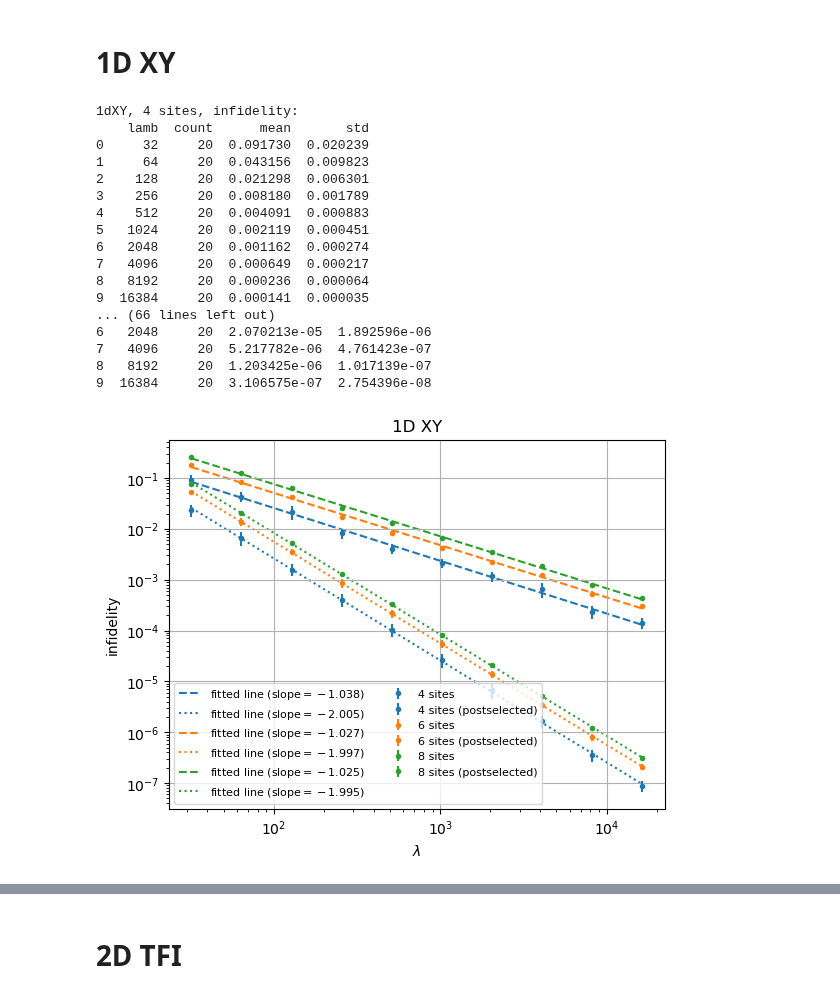
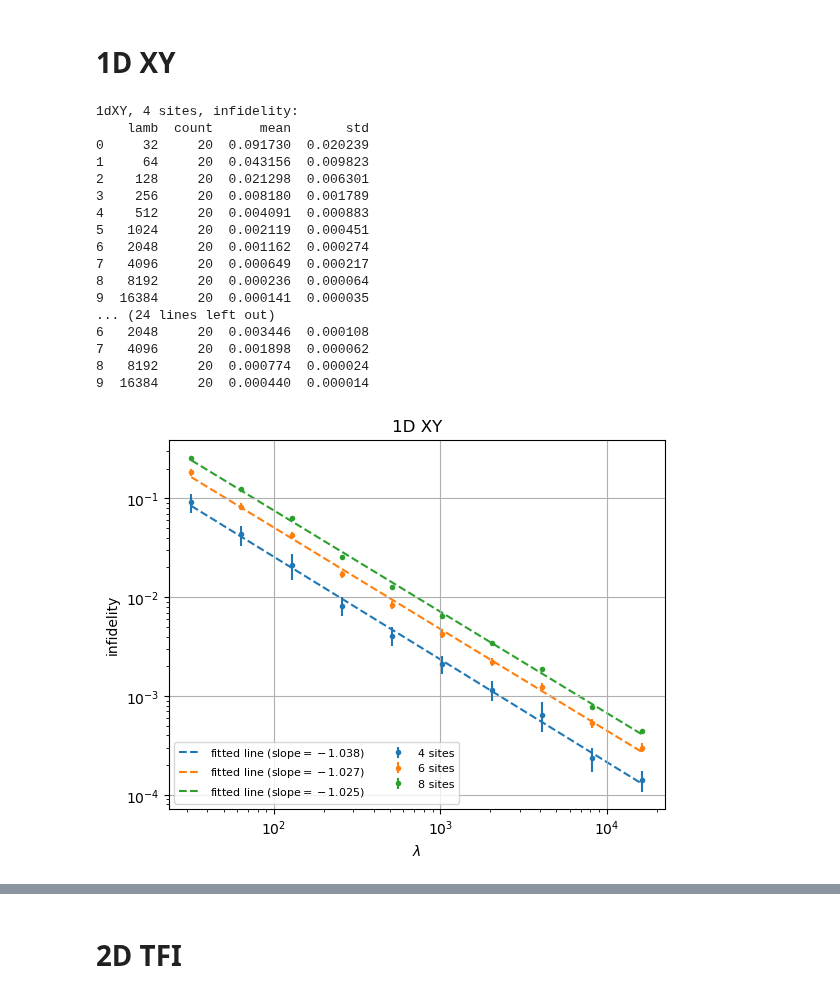
Before and after one commit to sqrta/ErrorSupression, a Jupyter notebook: use-dynamite/data/plot_sweep_lamb.ipynb, the cells around one changed output, grey strips where cells are left out. Cells and saved outputs as stored; diff of their text form; code cells hidden in the pictures.

Commit message:
update plot

```diff
--- a/use-dynamite/data/plot_sweep_lamb.ipynb
+++ b/use-dynamite/data/plot_sweep_lamb.ipynb
@@ -3,6 +3,8 @@ import numpy as np
 import scipy.stats
 import pandas as pd
 import matplotlib.pyplot as plt
+
+draw_postselection = False
 # %% [markdown]
 # 1D TFI
 # %%
@@ -145,53 +219,54 @@ for nb in [2,3,4]:
             label='fitted line (slope$={:.3f}$)'.format(lr.slope),
             color=plt.gca().lines[-1].get_color(),
             zorder=1,
             linestyle="--")
 
-    newdf = df.groupby("lamb")["postsel_infidelity"].agg(['count', 'mean', 'std']).reset_index()
-    print(f"{model}, {n_logi} sites, postselected infidelity:")
-    print(newdf)
-    print("\n")
-    lamb_arr = newdf["lamb"].to_numpy()
-    mean_arr = newdf["mean"].to_numpy()
-    std_arr = newdf["std"].to_numpy()
+    if draw_postselection:
+        newdf = df.groupby("lamb")["postsel_infidelity"].agg(['count', 'mean', 'std']).reset_index()
+        print(f"{model}, {n_logi} sites, postselected infidelity:")
+        print(newdf)
+        print("\n")
+        lamb_arr = newdf["lamb"].to_numpy()
+        mean_arr = newdf["mean"].to_numpy()
+        std_arr = newdf["std"].to_numpy()
 
-    plt.errorbar(lamb_arr, mean_arr, yerr=std_arr,
-                label=f'{n_logi} sites (postselected)',
+        plt.errorbar(lamb_arr, mean_arr, yerr=std_arr,
+                    label=f'{n_logi} sites (postselected)',
+                    color=plt.gca().lines[-1].get_color(),
+                    fmt='o', markersize=3, zorder=2)
+
+        lr = scipy.stats.linregress(np.log(lamb_arr), np.log(mean_arr))
+        plt.plot(lamb_arr, np.exp(lr.slope * np.log(lamb_arr) + lr.intercept),
+                label='fitted line (slope$={:.3f}$)'.format(lr.slope),
                 color=plt.gca().lines[-1].get_color(),
-                fmt='o', markersize=3, zorder=2)
-
-    lr = scipy.stats.linregress(np.log(lamb_arr), np.log(mean_arr))
-    plt.plot(lamb_arr, np.exp(lr.slope * np.log(lamb_arr) + lr.intercept),
-            label='fitted line (slope$={:.3f}$)'.format(lr.slope),
-            color=plt.gca().lines[-1].get_color(),
-            zorder=1,
-            linestyle=":")
+                zorder=1,
+                linestyle=":")
 
 plt.xscale("log")
 plt.yscale("log")
 plt.xlabel(r"$\lambda$")
 plt.ylabel("infidelity")
 plt.title("1D XY")
 plt.legend(ncol=2, prop={'size': 8}, loc="lower left")
 plt.grid()
 plt.savefig(f"{model}_sweep_lamb_noise=0.1_t=1.pdf", format="pdf", bbox_inches="tight")
 plt.show()
 # %% [output]
 1dXY, 4 sites, infidelity:
     lamb  count      mean       std
 0     32     20  0.091730  0.020239
 1     64     20  0.043156  0.009823
 2    128     20  0.021298  0.006301
 3    256     20  0.008180  0.001789
 4    512     20  0.004091  0.000883
 5   1024     20  0.002119  0.000451
 6   2048     20  0.001162  0.000274
 7   4096     20  0.000649  0.000217
 8   8192     20  0.000236  0.000064
 9  16384     20  0.000141  0.000035
-... (66 lines left out)
-6   2048     20  2.070213e-05  1.892596e-06
-7   4096     20  5.217782e-06  4.761423e-07
-8   8192     20  1.203425e-06  1.017139e-07
-9  16384     20  3.106575e-07  2.754396e-08
+... (24 lines left out)
+6   2048     20  0.003446  0.000108
+7   4096     20  0.001898  0.000062
+8   8192     20  0.000774  0.000024
+9  16384     20  0.000440  0.000014
-[figure, old version]
+[figure, new version]
```
Also changed, not shown: parts of 10 cells of this notebook.
